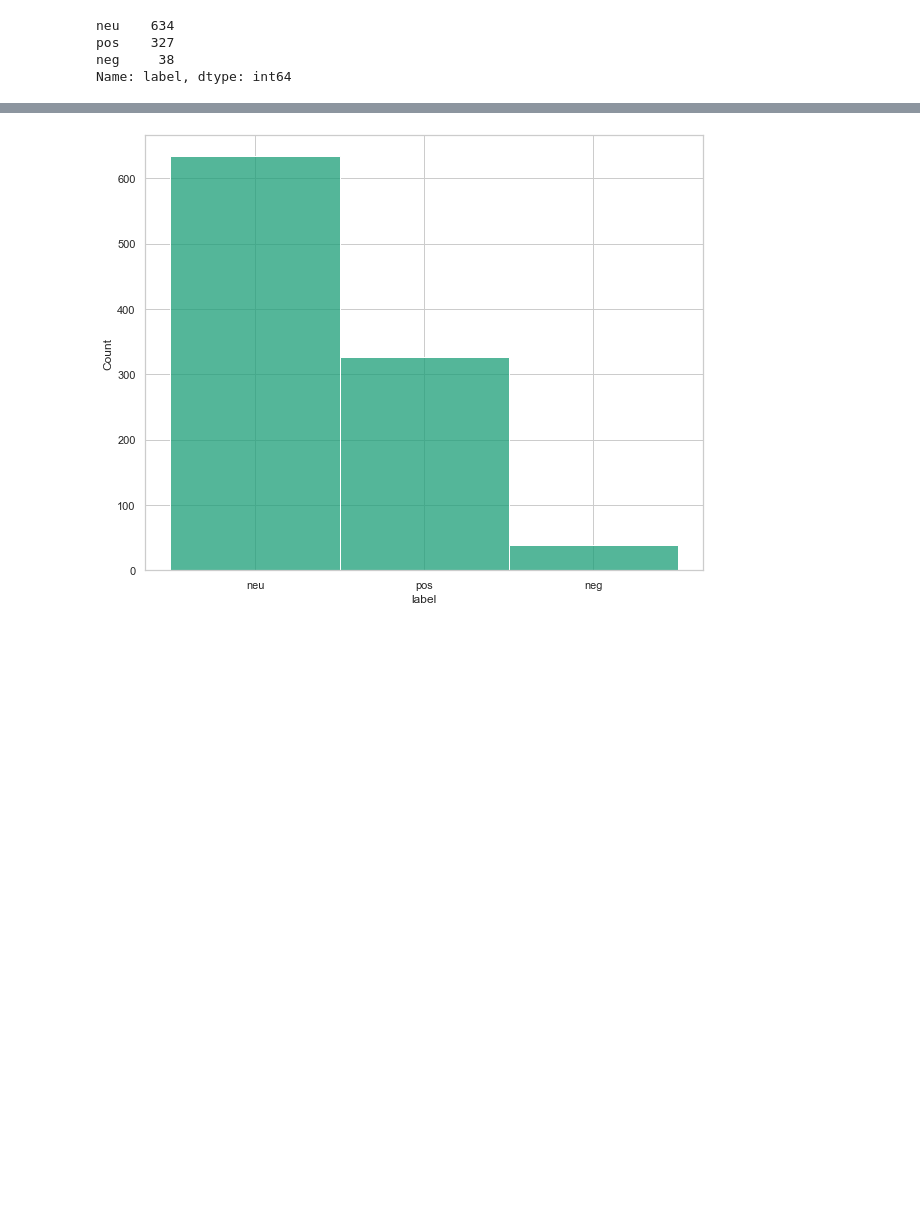
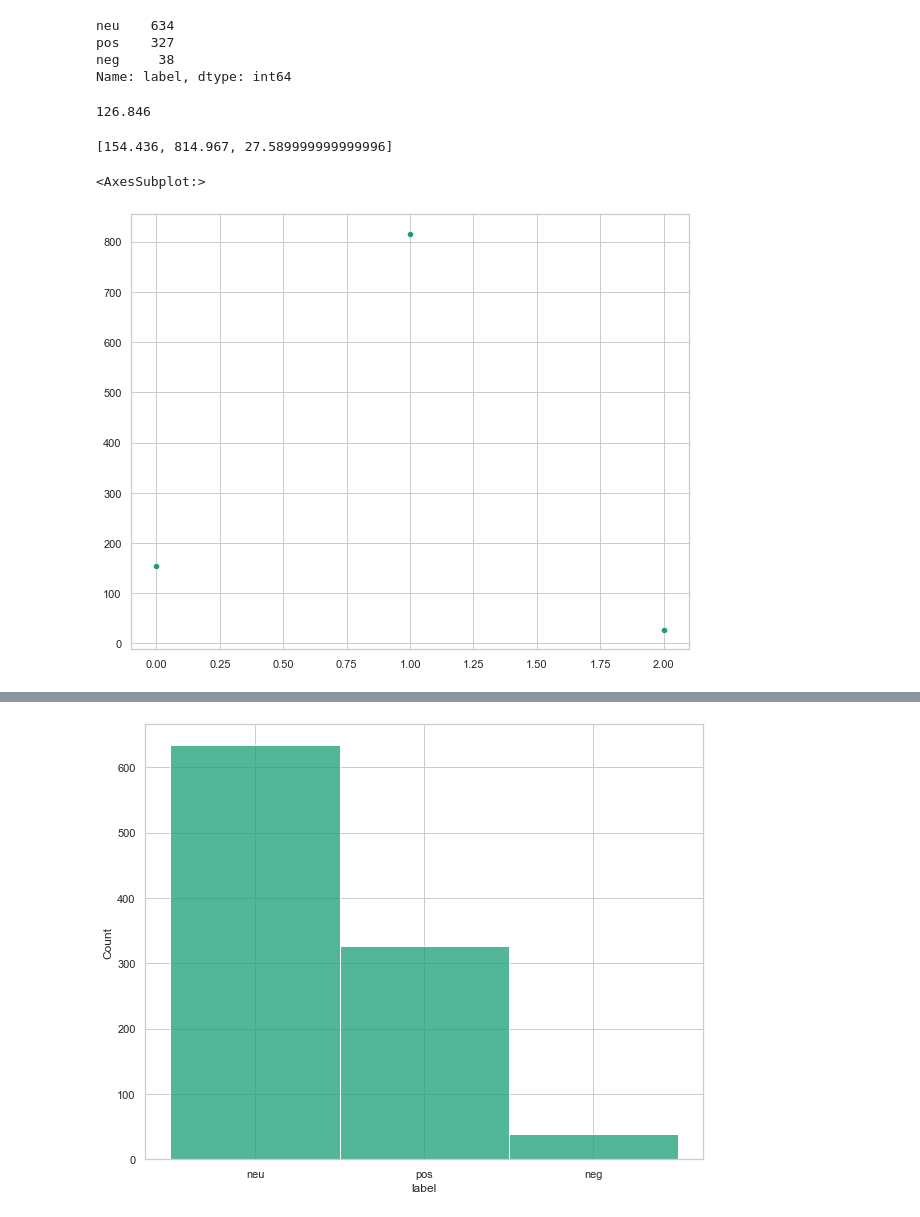
Before and after one commit to HuanSunGo/Quantilope_Core, a Jupyter notebook: src/reddit_sentiments/converse_sentiments.ipynb, the cells around one changed output, grey strips where cells are left out. Drawn from its saved outputs; the diff is of its cells as text; code cells hidden in the pictures; blank space fills up the shorter version.

```diff
--- a/src/reddit_sentiments/converse_sentiments.ipynb
+++ b/src/reddit_sentiments/converse_sentiments.ipynb
@@ -210,3 +210,26 @@ neu    634
 pos    327
 neg     38
 Name: label, dtype: int64
+# %%
+total_score = pd.DataFrame.sum(shoes.pos)-pd.DataFrame.sum(shoes.neg)
+total_score
+# %% [output]
+126.846
+# %%
+lst2 = []
+pos1 = pd.DataFrame.sum(shoes.pos)
+neu1 = pd.DataFrame.sum(shoes.neu)
+neg1 = pd.DataFrame.sum(shoes.neg)
+# %%
+lst2.append(pos1)
+lst2.append(neu1)
+lst2.append(neg1)
+# %%
+print(lst2)
+# %% [output]
+[154.436, 814.967, 27.589999999999996]
+# %%
+sns.scatterplot(data=lst2)
+# %% [output]
+<AxesSubplot:>
+[figure, added]
```
Also changed, not shown: parts of 8 cells of this notebook.
